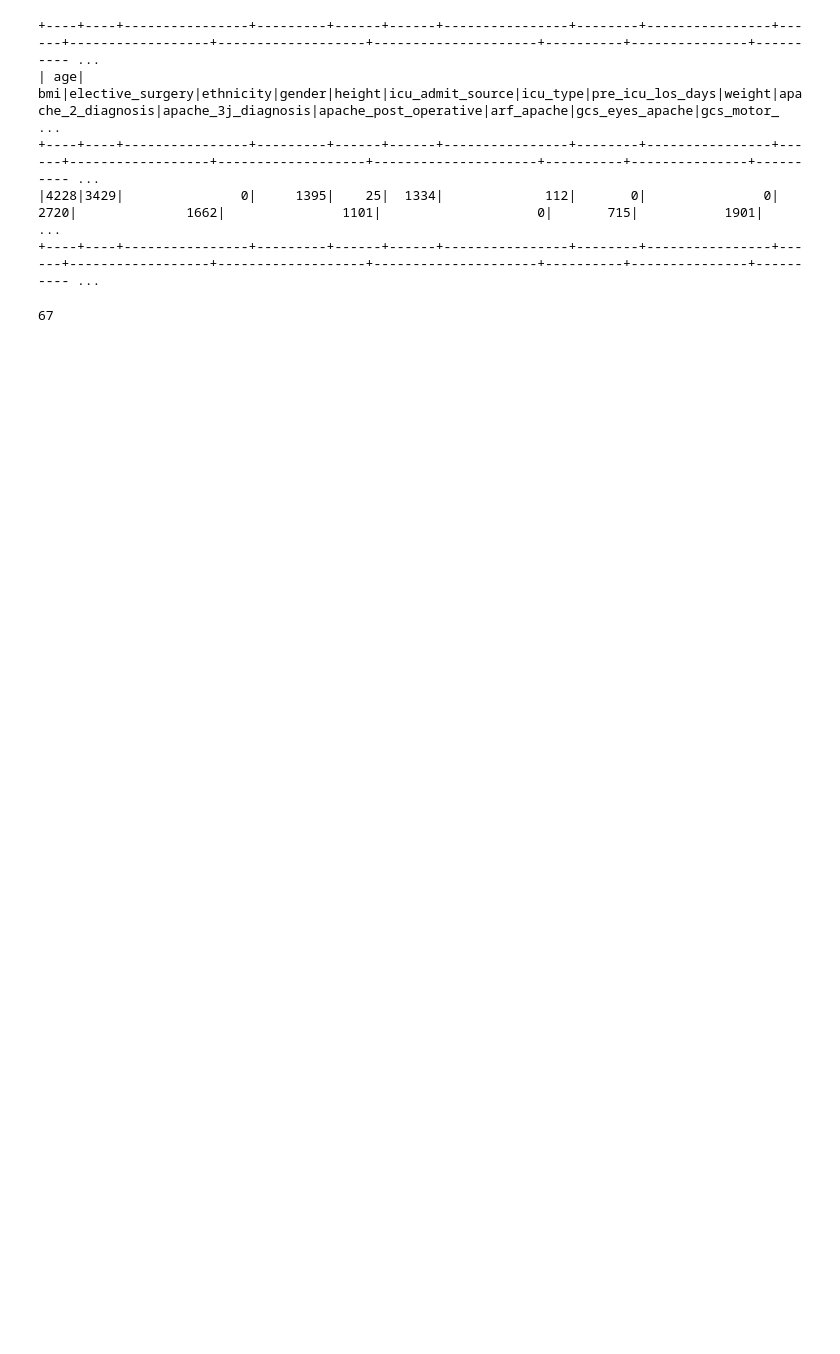
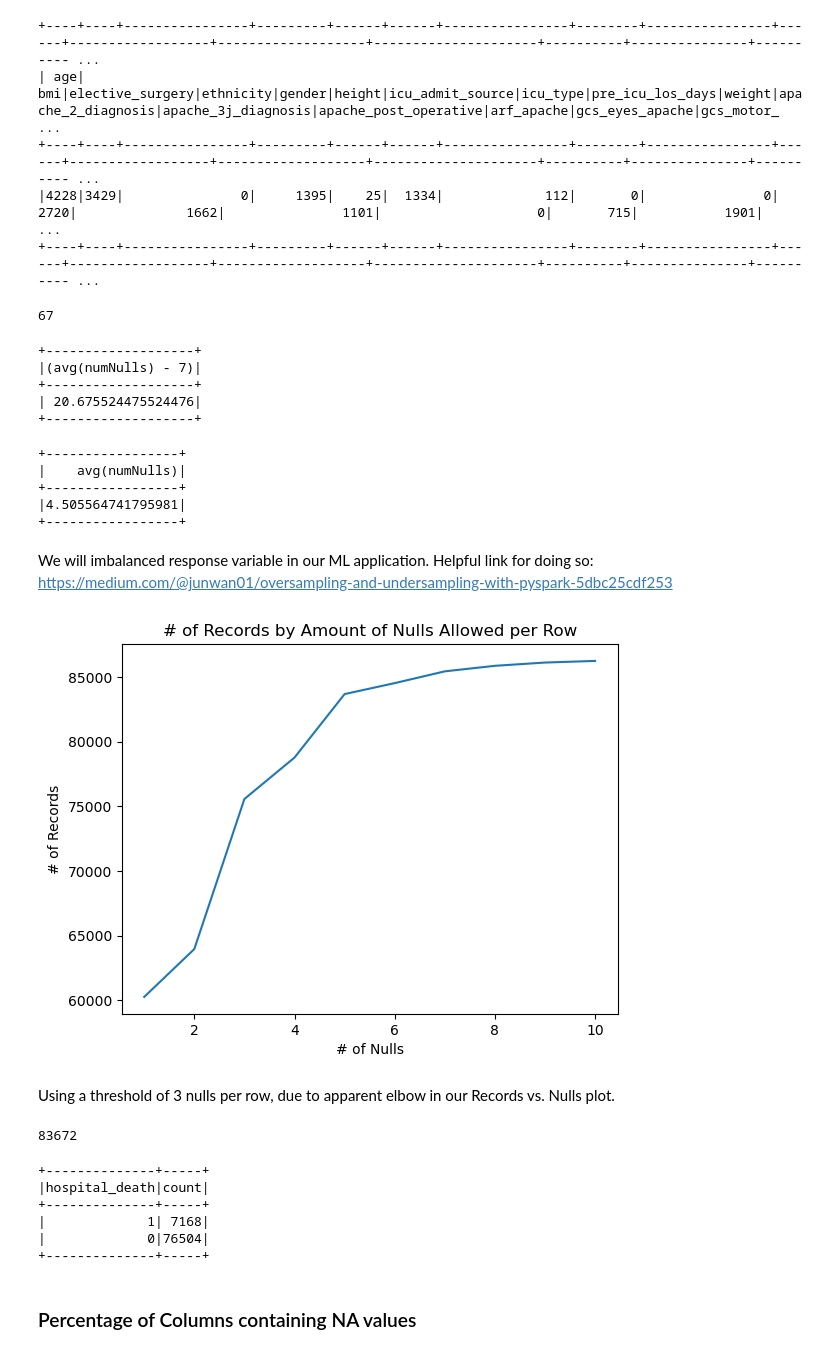
Before and after one commit to btchae/DS5110_Project, a Jupyter notebook: DS5110_Final_Project.ipynb, the cells around one changed output. Saved outputs shown, nothing was run; the diff lists cells and outputs as text; code cells hidden in the pictures; blank space fills up the shorter version.

Commit message:
Added code to produce final dataset for ML tasks, named df_cleaned.

```diff
--- a/DS5110_Final_Project.ipynb
+++ b/DS5110_Final_Project.ipynb
@@ -96,2 +98,30 @@ imputer = Imputer()
+# %%
+import matplotlib.pyplot as plt
+num_nulls_df=data.withColumn('numNulls', sum(data[col].isNull().cast('int') for col in data.columns))
+# num_nulls_df.filter([data[i].isNull()==False for i in s1list]).show()
+# num_nulls_df.filter([col(i).isNull()==False for i in s1list])
+disease_nulls_df = num_nulls_df.filter(col('lymphoma').isNull())
+disease_nulls_df.select(mean("numNulls")-len(diseases)).alias("AVG_nulls_per_row").show()
+# %% [output]
++-------------------+
+|(avg(numNulls) - 7)|
++-------------------+
+| 20.675524475524476|
++-------------------+
+# %%
+# Computing the average number of nulls per row, for reference
+num_nulls_column = num_nulls_df.select("numNulls")
+filtered = num_nulls_column.filter(col("numNulls")!= 0)
+filtered.select(mean(col("numNulls"))).show()
+# %% [output]
++-----------------+
+|    avg(numNulls)|
++-----------------+
+|4.505564741795981|
++-----------------+
 # %%
 # Potential correlation matrix creation using pyspark.ml.stat.Correlation here for numeric variables
+# %% [markdown]
+We will imbalanced response variable in our ML application.
+Helpful link for doing so:
+https://medium.com/@junwan01/oversampling-and-undersampling-with-pyspark-5dbc25cdf253
@@ -97,0 +142,10 @@ imputer = Imputer()
+# %%
+plt.title('# of Records by Amount of Nulls Allowed per Row')
+plt.xlabel('# of Nulls')
+plt.ylabel('# of Records')
+plt.plot(x, y)
+plt.show()
+# %% [output]
+[figure, added]
+# %% [markdown]
+Using a threshold of 3 nulls per row, due to apparent elbow in our Records vs. Nulls plot.
@@ -98 +155,18 @@ imputer = Imputer()
+# %%
+df_cleaned_numRows = df_cleaned.count()
+df_cleaned_numRows
+# %% [output]
+83672
+# %%
+# Outcome variable distribution
+df_cleaned.groupBy("hospital_death").count().show()
+# %% [output]
++--------------+-----+
+|hospital_death|count|
++--------------+-----+
+|             1| 7168|
+|             0|76504|
++--------------+-----+
+# %% [markdown]
+### Percentage of Columns containing NA values
 # %%
```
Also changed, not shown: parts of 45 cells of this notebook.
